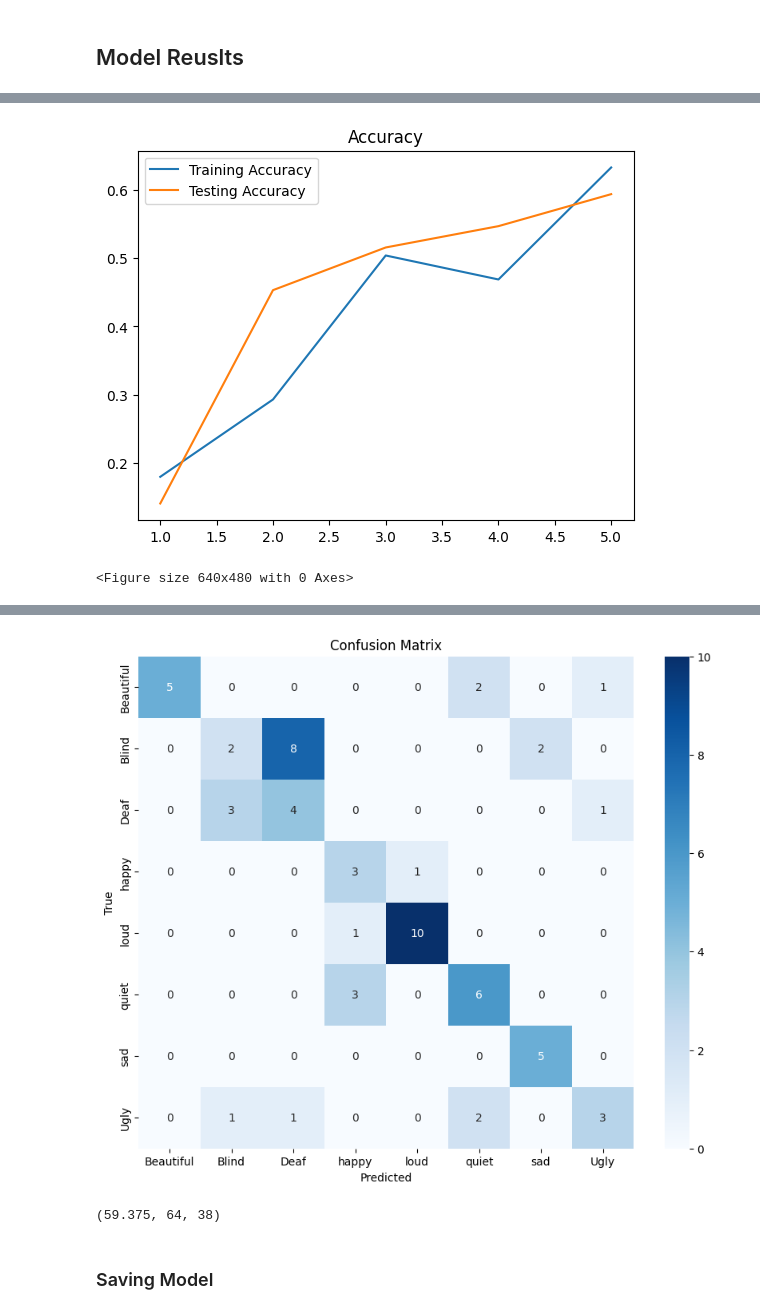
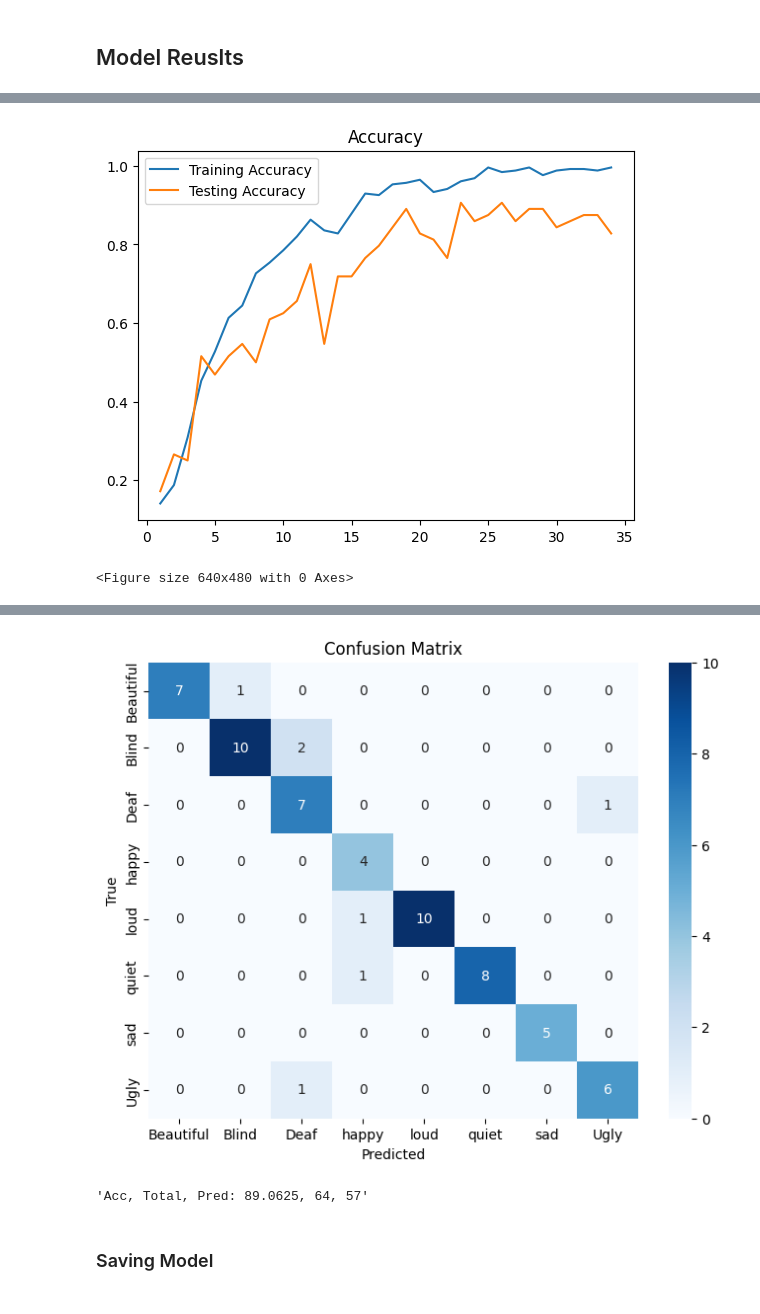
Before and after one commit to swastikbansal/Signify, a Jupyter notebook: train_noCSV.ipynb, the cells around one changed output, grey strips where cells are left out. Cells and saved outputs as stored; diff of their text form; code cells hidden in the pictures.

```diff
--- a/train_noCSV.ipynb
+++ b/train_noCSV.ipynb
@@ -35,10 +35,10 @@ Using GPU: [PhysicalDevice(name='/physical_device:GPU:0', device_type='GPU')]
 # %%
 # First removing the path by split and then splitting the string to get the label
 # input_path = [i for i in glob('Dataset\*\*\*.mp4')]
-input_path = [i for i in glob('MP_Data\*\*.npy')]
+input_path = [i for i in glob('MP_Data\*\*.npy') if 'centered' not in i]
 output_label = [i.split("\\")[-1] for i in glob('MP_data\*')]
 
 print(output_label)
-# input_path
+input_path[:5]
 # %% [output]
 ['Beautiful', 'Blind', 'Deaf', 'happy', 'loud', 'quiet', 'sad', 'Ugly']
@@ -300,0 +302,25 @@ Model: "sequential_3"
+# %%
+INCLUDE8_V5 = keras.Sequential([
+        Input(shape=input_shape),
+
+        # Bidirectional LSTM layers
+        LSTM(64, return_sequences=True),
+        LSTM(128, return_sequences=True),
+        LSTM(128, return_sequences=True),
+        LSTM(64, return_sequences=True),
+
+        # Flatten the output
+        Flatten(),
+
+        # Fully connected layer
+        Dense(64, activation='relu'),
+        Dense(32, activation='relu'),
+        Dense(num_classes, activation='softmax')
+])
+
+model = INCLUDE8_V5
+
+model.compile(optimizer='adam', loss='categorical_crossentropy', metrics=['accuracy'])
+
+model.build()
+model.summary()
@@ -305,6 +349,6 @@ early_stop = EarlyStopping(monitor='val_loss', patience=5, restore_best_weights=
 
 history = model.fit(X_train, y_train,
           validation_data=(X_val, y_val),
-          epochs=5
+          epochs=50
           ,callbacks=[early_stop])
 # %% [output]
@@ -350,7 +401,7 @@ plt.legend()
 plt.figure()
 plt.show();
 # %% [output]
-[figure, old version]
+[figure, new version]
 <Figure size 640x480 with 0 Axes>
 # %%
 # Confusion Matrix
@@ -367,7 +418,7 @@ predicted_classes = np.argmax(probabilities, axis=-1)
 conf_matrix = confusion_matrix(true_classes, predicted_classes)
 
 # Plot the confusion matrix
-plt.figure(figsize=(10, 8))
+plt.figure(figsize=(8, 6))
 sns.heatmap(conf_matrix, annot=True, fmt='d', cmap='Blues', xticklabels=labels, yticklabels=labels)
 plt.xlabel('Predicted')
 plt.ylabel('True')
@@ -379,4 +430,4 @@ plt.show()
-[figure, old version]
+[figure, new version]
 # %%
 # Accuracy
 total = len(X_val)
@@ -387,9 +438,9 @@ for i in range(total):
 
 acc = (pred/total)*100
 
-acc, total,pred
+f"Acc, Total, Pred: {acc}, {total}, {pred}"
 # %% [output]
-(59.375, 64, 38)
+'Acc, Total, Pred: 89.0625, 64, 57'
 # %% [markdown]
 ### Saving Model
 # %%
```
Also changed, not shown: parts of 14 cells of this notebook, 12 other files.
